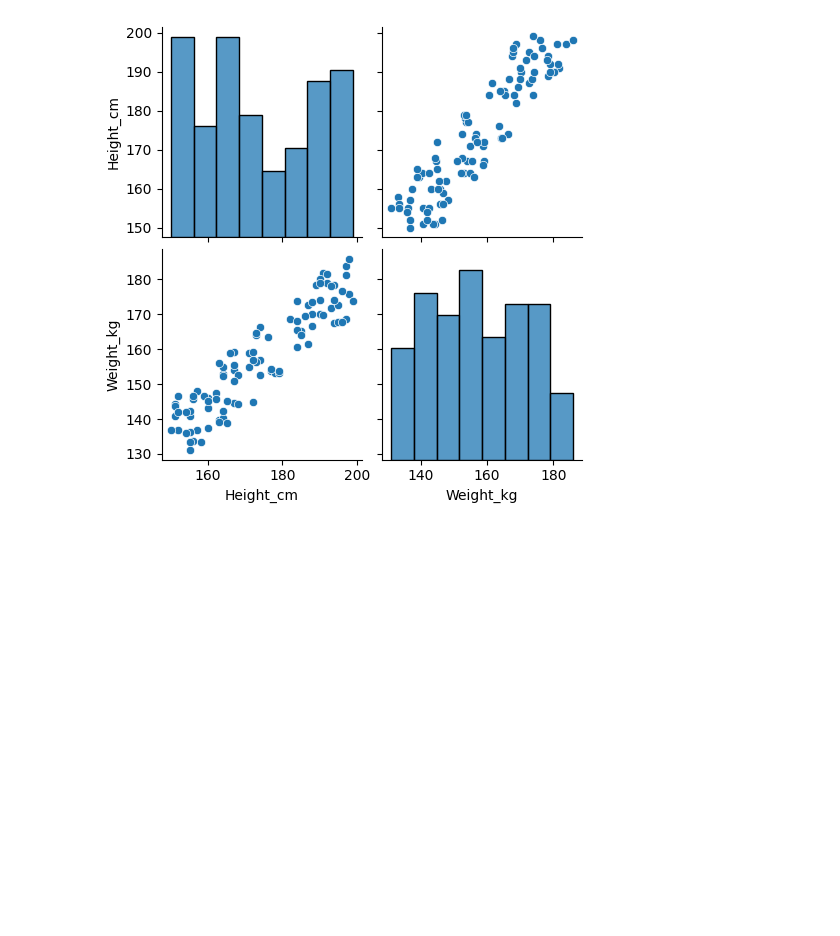
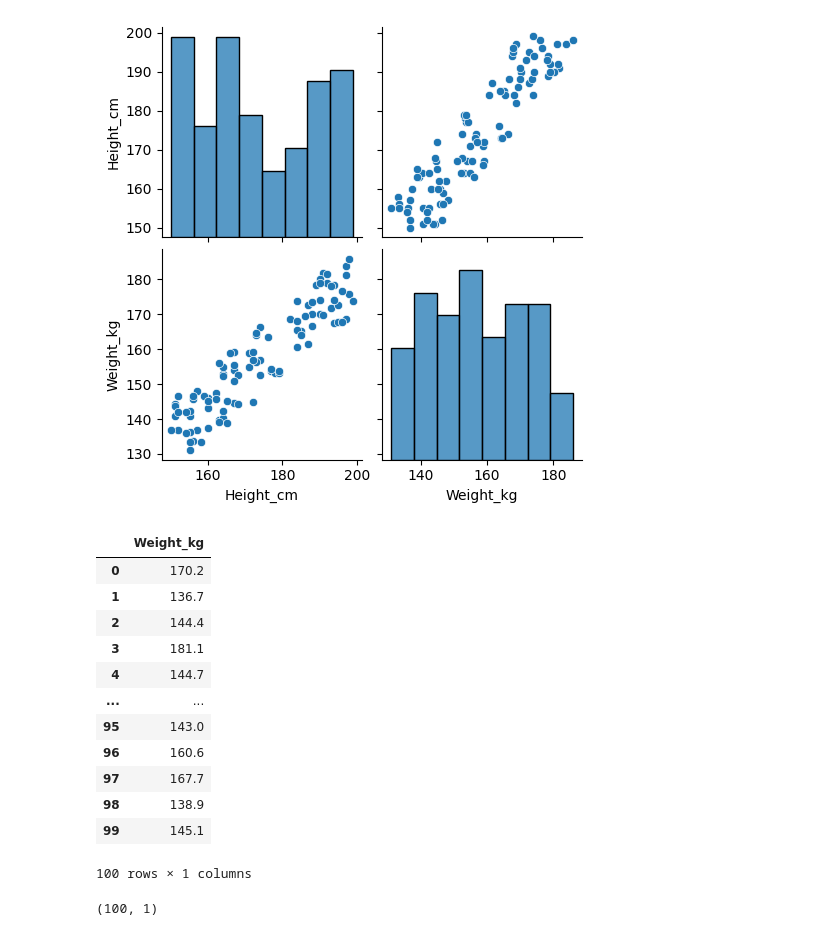
Before and after one commit to phigratio/Machine-Learning, a Jupyter notebook: SimpleLinearRegression.ipynb, the cells around one changed output. Drawn from its saved outputs; the diff is of its cells as text; code cells hidden in the pictures; blank space fills up the shorter version.

```diff
--- a/SimpleLinearRegression.ipynb
+++ b/SimpleLinearRegression.ipynb
@@ -186,3 +109,25 @@ sns.pairplot(df)
 # %% [output]
 <seaborn.axisgrid.PairGrid at 0x...>
 [figure]
+# %%
+#Independent and dependent features
+X=df[['Weight_kg']]
+X
+# %% [output]
+|  | Weight_kg |
+| 0 | 170.2 |
+| 1 | 136.7 |
+| 2 | 144.4 |
+| 3 | 181.1 |
+| 4 | 144.7 |
+| ... | ... |
+| 95 | 143.0 |
+| 96 | 160.6 |
+| 97 | 167.7 |
+| 98 | 138.9 |
+| 99 | 145.1 |
+100 rows × 1 columns
+# %%
+np.array(X).shape
+# %% [output]
+(100, 1)
```
Also changed, not shown: parts of 28 cells of this notebook.
